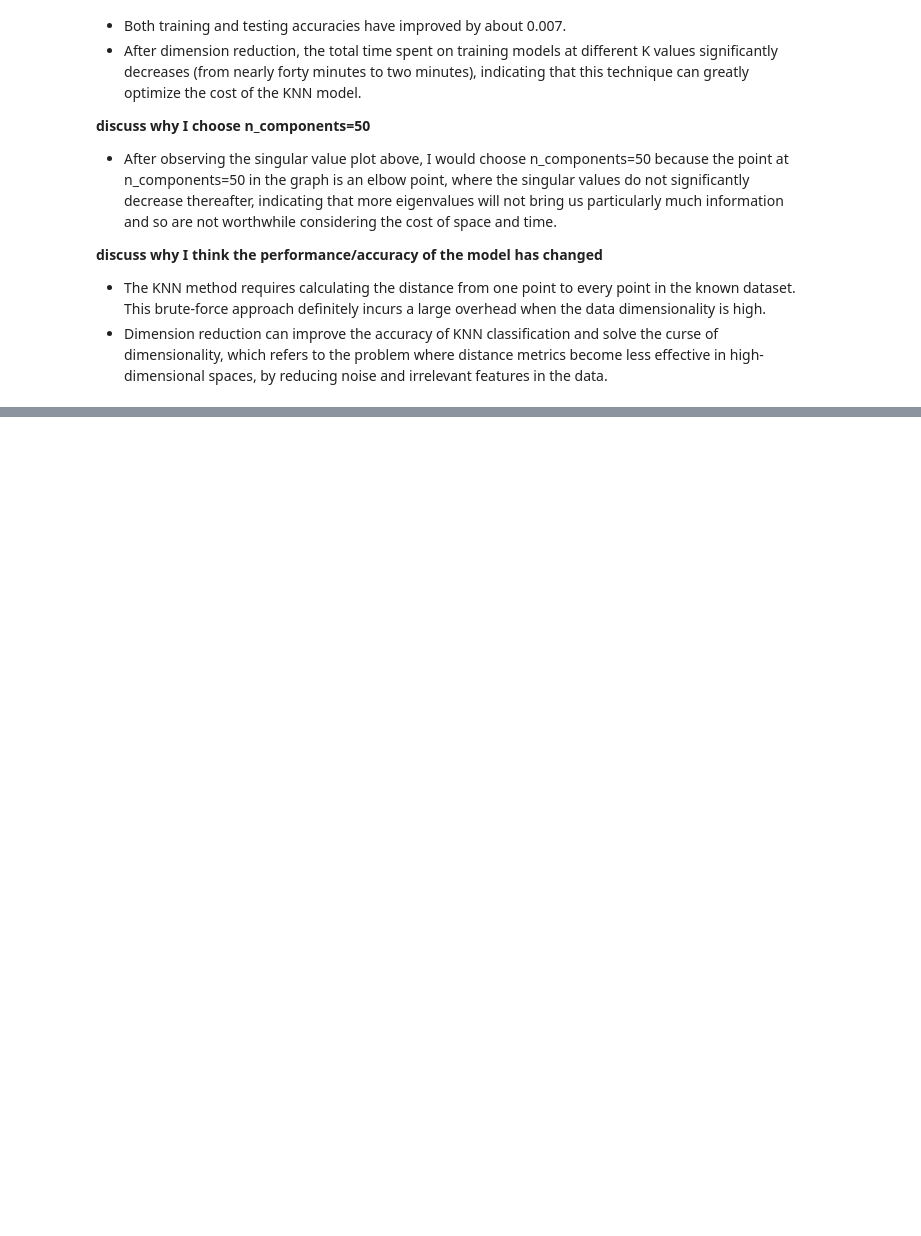
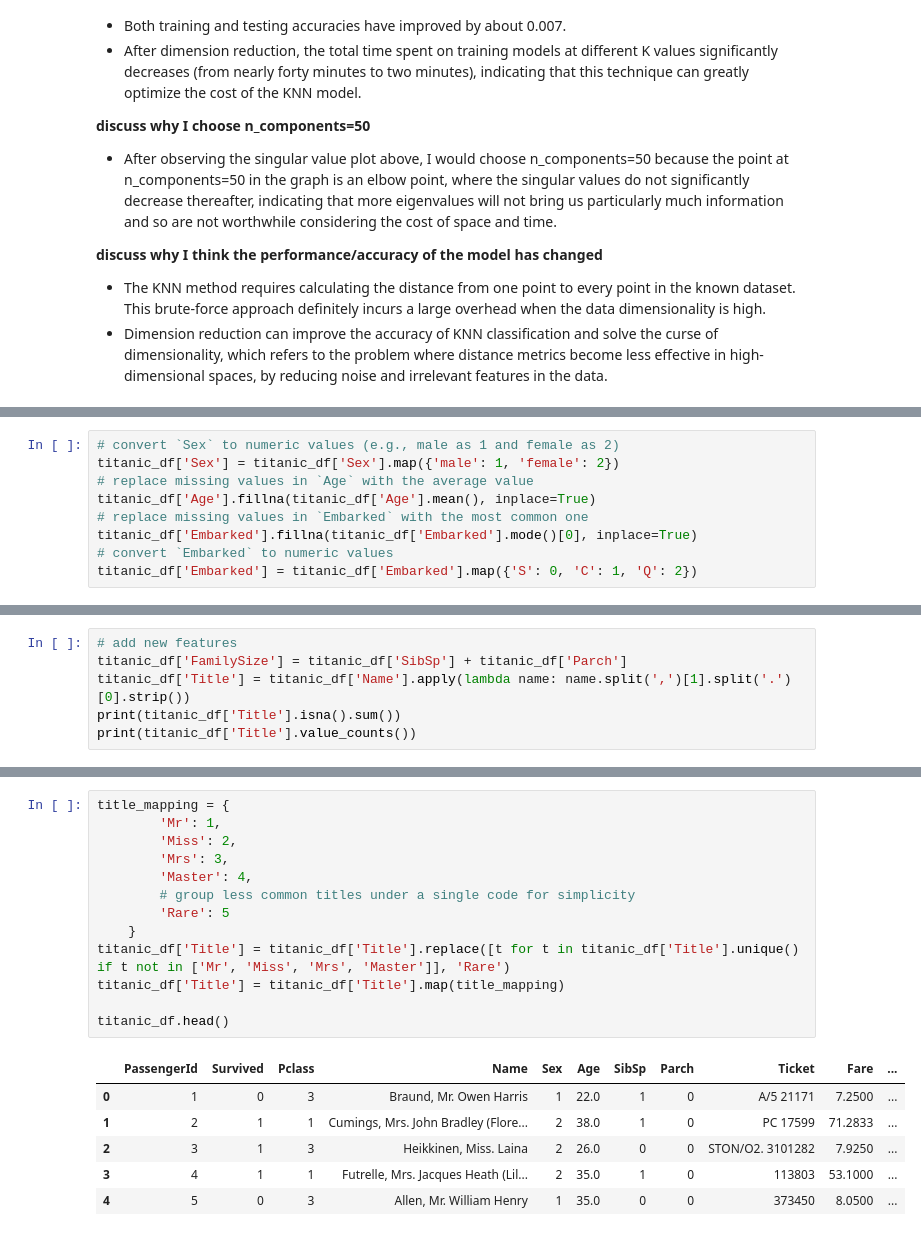
Before and after one commit to haoqi-ai/CS506_Data-Science-Fundamentals, a Jupyter notebook: lecture_12/worksheet_12.ipynb, the cells around one changed output, grey strips where cells are left out. Saved outputs shown, nothing was run; the diff lists cells and outputs as text; blank space fills up the shorter version.

```diff
--- a/lecture_12/worksheet_12.ipynb
+++ b/lecture_12/worksheet_12.ipynb
@@ -356,0 +429,9 @@ Requirements:
+# %%
+# convert `Sex` to numeric values (e.g., male as 1 and female as 2)
+titanic_df['Sex'] = titanic_df['Sex'].map({'male': 1, 'female': 2})
+# replace missing values in `Age` with the average value
+titanic_df['Age'].fillna(titanic_df['Age'].mean(), inplace=True)
+# replace missing values in `Embarked` with the most common one
+titanic_df['Embarked'].fillna(titanic_df['Embarked'].mode()[0], inplace=True)
+# convert `Embarked` to numeric values
+titanic_df['Embarked'] = titanic_df['Embarked'].map({'S': 0, 'C': 1, 'Q': 2})
@@ -356,0 +440,6 @@ Requirements:
+# %%
+# add new features
+titanic_df['FamilySize'] = titanic_df['SibSp'] + titanic_df['Parch']
+titanic_df['Title'] = titanic_df['Name'].apply(lambda name: name.split(',')[1].split('.')[0].strip())
+print(titanic_df['Title'].isna().sum())
+print(titanic_df['Title'].value_counts())
@@ -356,0 +467,20 @@ Requirements:
+# %%
+title_mapping = {
+        'Mr': 1,
+        'Miss': 2,
+        'Mrs': 3,
+        'Master': 4,
+        # group less common titles under a single code for simplicity
+        'Rare': 5
+    }
+titanic_df['Title'] = titanic_df['Title'].replace([t for t in titanic_df['Title'].unique() if t not in ['Mr', 'Miss', 'Mrs', 'Master']], 'Rare')
+titanic_df['Title'] = titanic_df['Title'].map(title_mapping)
+
+titanic_df.head()
+# %% [output]
+|  | PassengerId | Survived | Pclass | Name | Sex | Age | SibSp | Parch | Ticket | Fare | ... |
+| 0 | 1 | 0 | 3 | Braund, Mr. Owen Harris | 1 | 22.0 | 1 | 0 | A/5 21171 | 7.2500 | ... |
+| 1 | 2 | 1 | 1 | Cumings, Mrs. John Bradley (Flore... | 2 | 38.0 | 1 | 0 | PC 17599 | 71.2833 | ... |
+| 2 | 3 | 1 | 3 | Heikkinen, Miss. Laina | 2 | 26.0 | 0 | 0 | STON/O2. 3101282 | 7.9250 | ... |
+| 3 | 4 | 1 | 1 | Futrelle, Mrs. Jacques Heath (Lil... | 2 | 35.0 | 1 | 0 | 113803 | 53.1000 | ... |
+| 4 | 5 | 0 | 3 | Allen, Mr. William Henry | 1 | 35.0 | 0 | 0 | 373450 | 8.0500 | ... |
```
Also changed, not shown: parts of 19 cells of this notebook, 4 other files.
